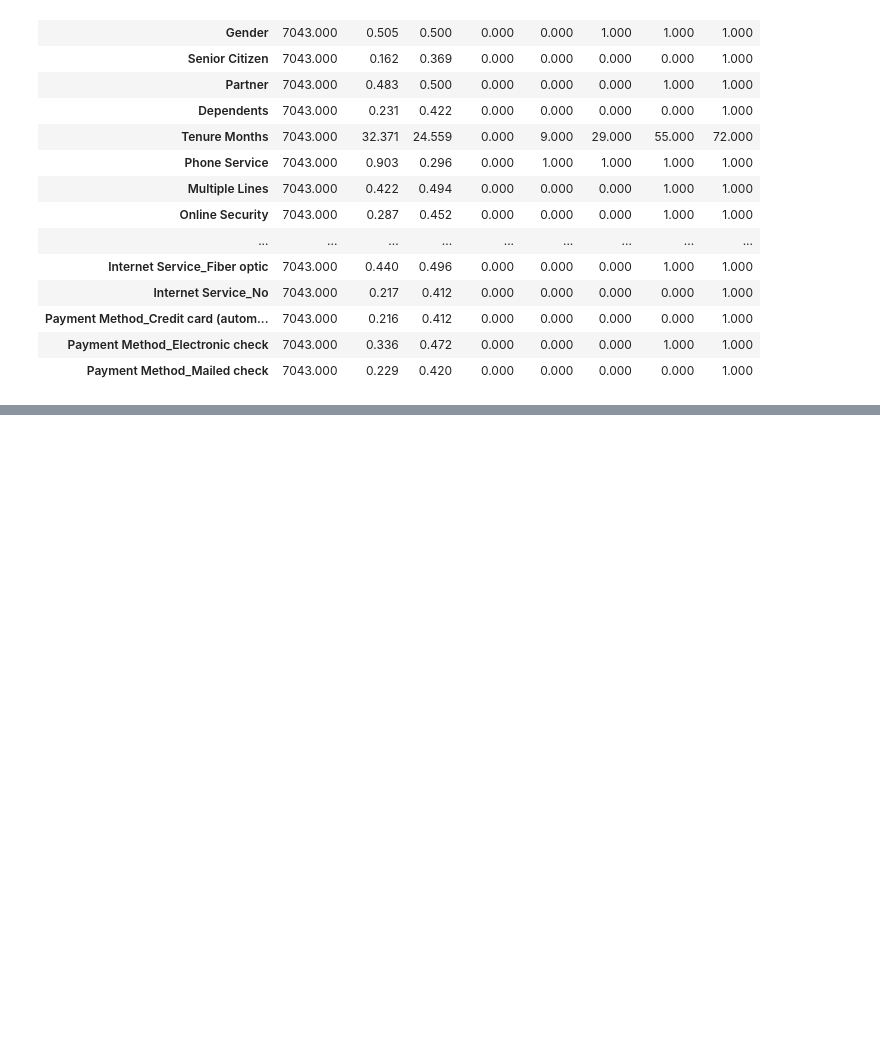
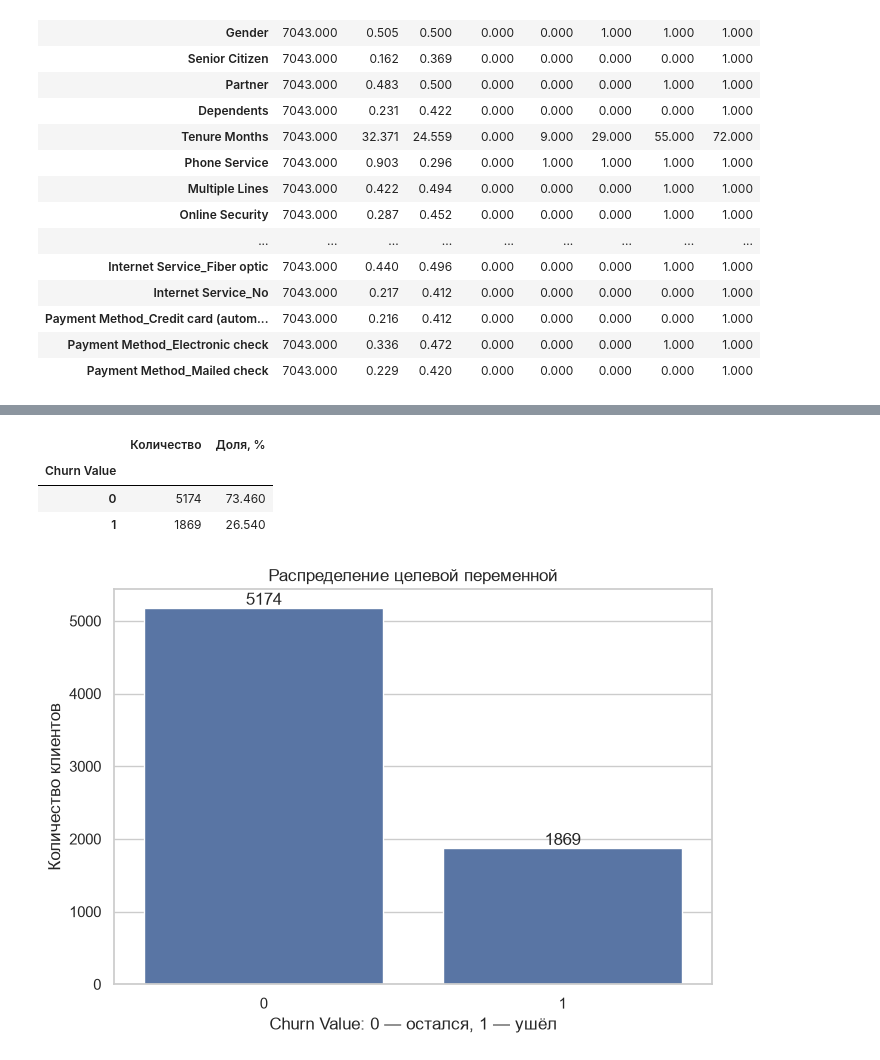
Before and after one commit to haneulmyon-bit/ProjectChotoTam, a Jupyter notebook: notebooks/02_data_analysis.ipynb, the cells around one changed output, grey strips where cells are left out. Saved outputs shown, nothing was run; the diff lists cells and outputs as text; code cells hidden in the pictures; blank space fills up the shorter version.

```diff
--- a/notebooks/02_data_analysis.ipynb
+++ b/notebooks/02_data_analysis.ipynb
@@ -570,0 +197,38 @@ print("Данные готовы к дальнейшим эксперимент
+# %%
+target_counts = df[TARGET].value_counts().sort_index()
+target_percent = df[TARGET].value_counts(normalize=True).sort_index() * 100
+
+target_report = pd.DataFrame(
+    {
+        "Количество": target_counts,
+        "Доля, %": target_percent.round(2),
+    }
+)
+
+target_report.index.name = TARGET
+display(target_report)
+
+plt.figure(figsize=(7, 5))
+
+ax = sns.countplot(
+    data=df,
+    x=TARGET,
+    order=[0, 1],
+)
+
+ax.set_title("Распределение целевой переменной")
+ax.set_xlabel("Churn Value: 0 — остался, 1 — ушёл")
+ax.set_ylabel("Количество клиентов")
+
+for container in ax.containers:
+    ax.bar_label(container)
+
+plt.tight_layout()
+plt.savefig(FIGURES / "01_target_distribution.png", dpi=150, bbox_inches="tight")
+plt.show()
+# %% [output]
+|  | Количество | Доля, % |
+| Churn Value |  |  |
+| 0 | 5174 | 73.460 |
+| 1 | 1869 | 26.540 |
+[figure, added]
```
Also changed, not shown: parts of 91 cells of this notebook.
